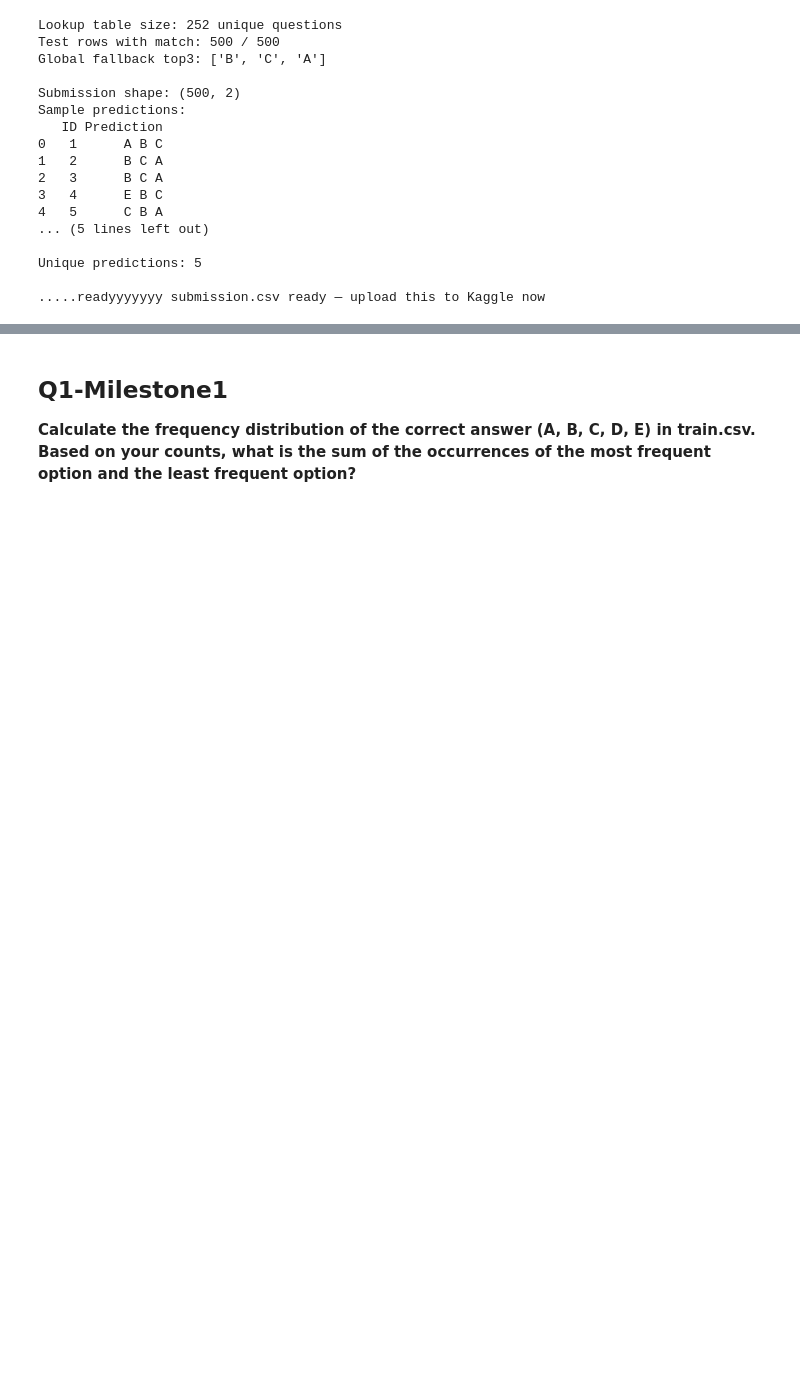
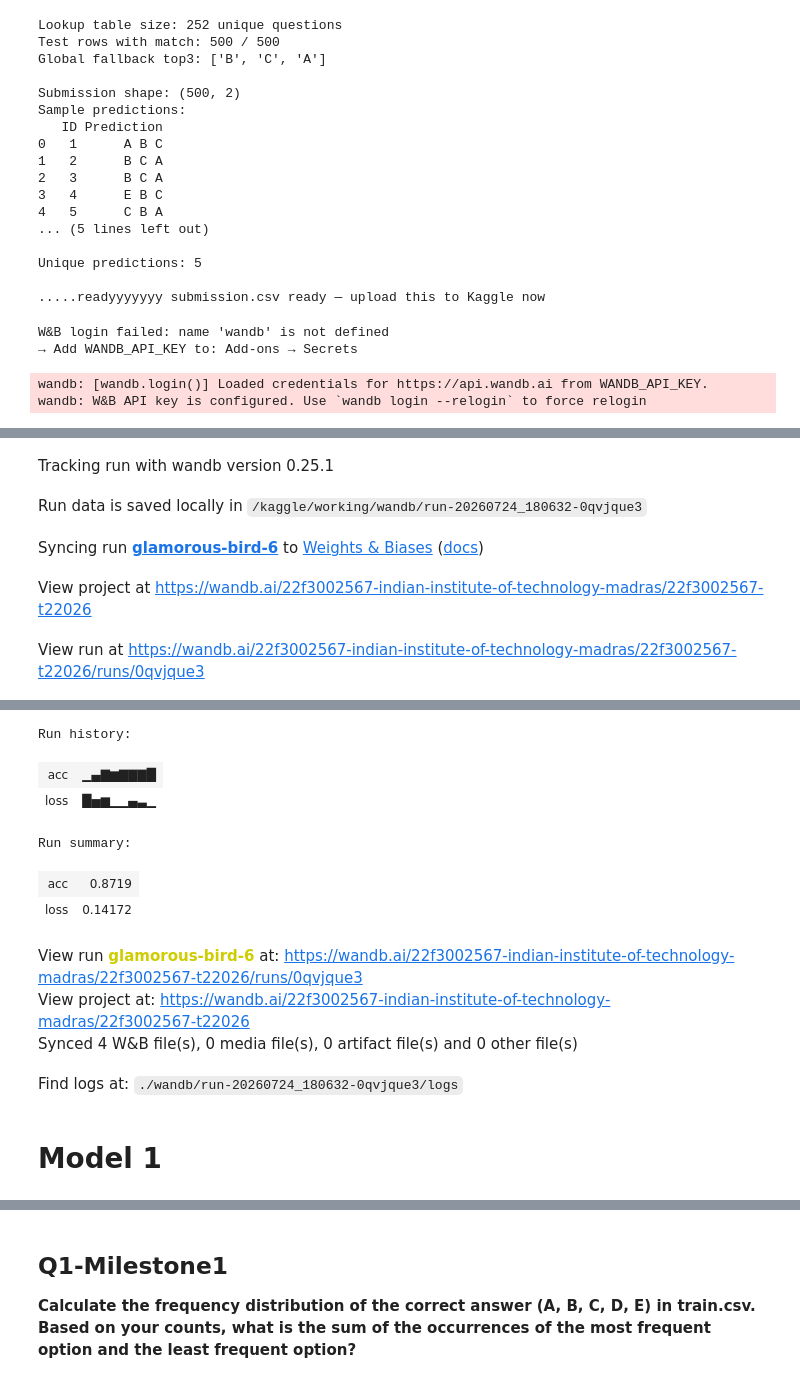
Before and after one commit to 22f3002567/dl-genai-project-26-t2, a Jupyter notebook: DL-22f3002567-notebook-t22026.ipynb, the cells around one changed output, grey strips where cells are left out. Cells and saved outputs as stored; diff of their text form; code cells hidden in the pictures; blank space fills up the shorter version.

```diff
--- a/DL-22f3002567-notebook-t22026.ipynb
+++ b/DL-22f3002567-notebook-t22026.ipynb
@@ -1395,0 +1399,50 @@ def classify_domain(t: str) -> str:
+# %%
+try:
+    from kaggle_secrets import UserSecretsClient
+    os.environ["WANDB_API_KEY"] = UserSecretsClient().get_secret("WANDB_API_KEY")
+    wandb.login(key=os.environ["WANDB_API_KEY"], relogin=True)
+    WANDB_OK = True
+    print("W&B login successful ✓")
+    print(f"Project: {WANDB_PROJECT}")
+except Exception as e:
+    print(f"W&B login failed: {e}")
+    print("→ Add WANDB_API_KEY to: Add-ons → Secrets")
+    WANDB_OK = False
+# %% [output]
+W&B login failed: name 'wandb' is not defined
+→ Add WANDB_API_KEY to: Add-ons → Secrets
+# %%
+import random
+
+import wandb
+
+# Start a new wandb run to track this script.
+run = wandb.init(
+    # Set the wandb entity where your project will be logged (generally your team name).
+    entity="22f3002567-indian-institute-of-technology-madras",
+    # Set the wandb project where this run will be logged.
+    project="22f3002567-t22026",
+    # Track hyperparameters and run metadata.
+    config={
+        "learning_rate": 0.02,
+        "architecture": "CNN",
+        "dataset": "CIFAR-100",
+        "epochs": 10,
+    },
+)
+
+# Simulate training.
+epochs = 10
+offset = random.random() / 5
+for epoch in range(2, epochs):
+    acc = 1 - 2**-epoch - random.random() / epoch - offset
+    loss = 2**-epoch + random.random() / epoch + offset
+
+    # Log metrics to wandb.
+    run.log({"acc": acc, "loss": loss})
+
+# Finish the run and upload any remaining data.
+run.finish()
+# %% [output]
+wandb: [wandb.login()] Loaded credentials for https://api.wandb.ai from WANDB_API_KEY.
+wandb: W&B API key is configured. Use `wandb login --relogin` to force relogin
@@ -1395,0 +1450,5 @@ def classify_domain(t: str) -> str:
+Tracking run with wandb version 0.25.1
+Run data is saved locally in /kaggle/working/wandb/run-20260724_180632-0qvjque3
+Syncing run glamorous-bird-6 to Weights & Biases (docs)
+View project at https://wandb.ai/22f3002567-indian-institute-of-technology-madras/22f3002567-t22026
+View run at https://wandb.ai/22f3002567-indian-institute-of-technology-madras/22f3002567-t22026/runs/0qvjque3
@@ -1395,0 +1456,12 @@ def classify_domain(t: str) -> str:
+Run history:
+| acc | ▁▄▇▆▇▇▇█ |
+| loss | █▅▆▁▁▄▃▁ |
+Run summary:
+| acc | 0.8719 |
+| loss | 0.14172 |
+View run glamorous-bird-6 at: https://wandb.ai/22f3002567-indian-institute-of-technology-madras/22f3002567-t22026/runs/0qvjque3
+View project at: https://wandb.ai/22f3002567-indian-institute-of-technology-madras/22f3002567-t22026
+Synced 4 W&B file(s), 0 media file(s), 0 artifact file(s) and 0 other file(s)
+Find logs at: ./wandb/run-20260724_180632-0qvjque3/logs
+# %% [markdown]
+# Model 1
```
Also changed, not shown: parts of 103 cells of this notebook.
